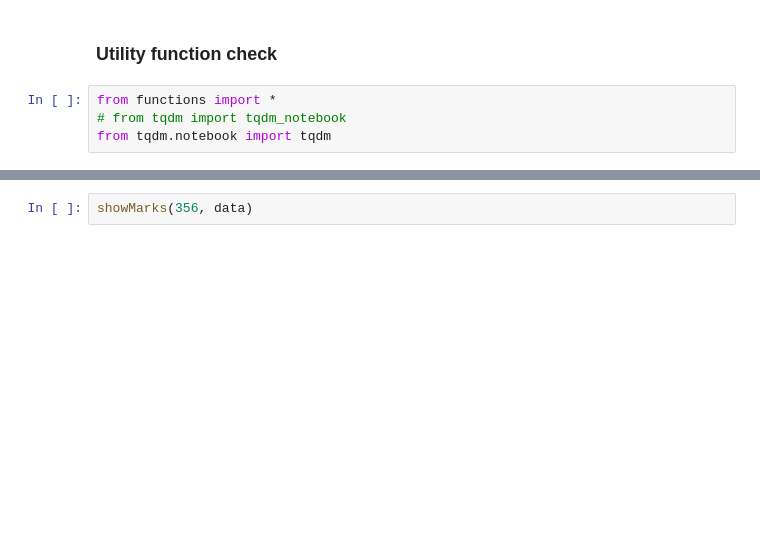
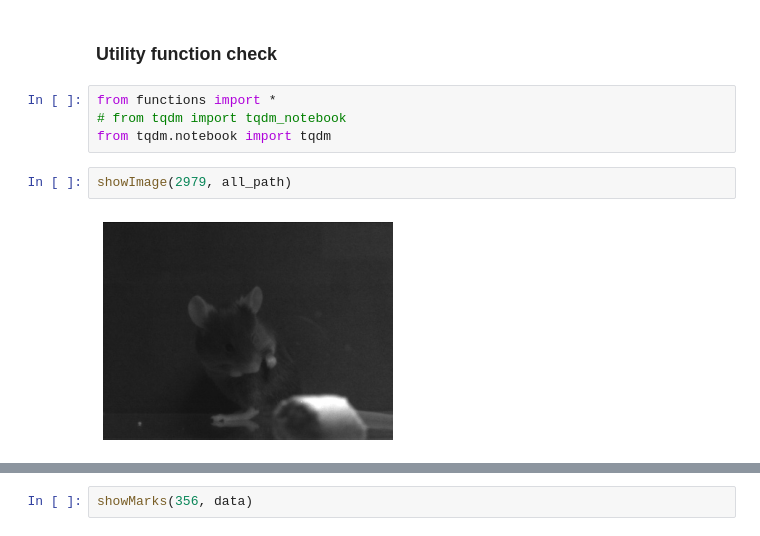
Before and after one commit to caocao0525/Mouse01, a Jupyter notebook: function_check_stage.ipynb, the cells around one changed output, grey strips where cells are left out. Cells and saved outputs as stored; diff of their text form; blank space fills up the shorter version.

```diff
--- a/function_check_stage.ipynb
+++ b/function_check_stage.ipynb
@@ -4,3 +4,7 @@
 from functions import *
 # from tqdm import tqdm_notebook
 from tqdm.notebook import tqdm
+# %%
+showImage(2979, all_path)
+# %% [output]
+[figure, added]
```
Also changed, not shown: parts of 1 cell of this notebook.
